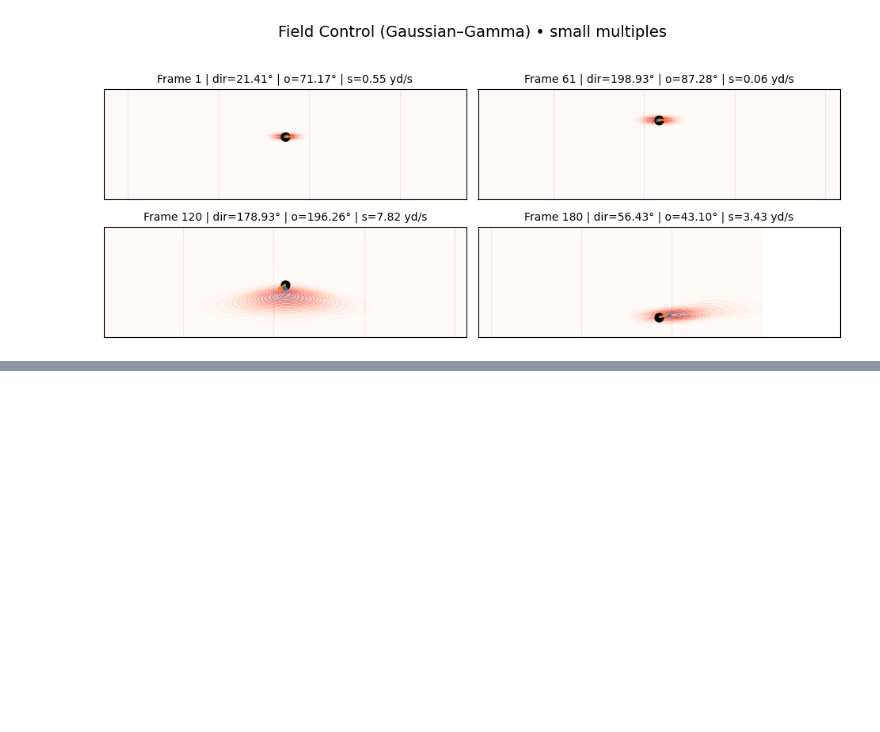
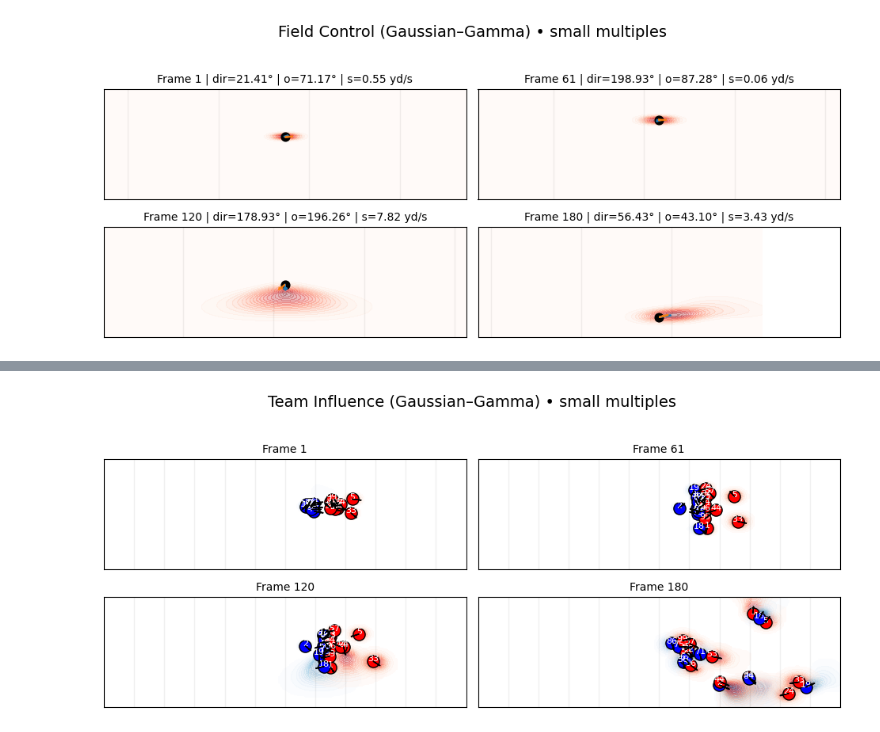
Before and after one commit to cincysam6/Field_Control_Model, a Jupyter notebook: example_usage.ipynb, the cells around one changed output, grey strips where cells are left out. Drawn from its saved outputs; the diff is of its cells as text; code cells hidden in the pictures; blank space fills up the shorter version.

```diff
--- a/example_usage.ipynb
+++ b/example_usage.ipynb
@@ -292,0 +394,9 @@ fig, axes, frames = plot_field_control_small_multiples(
+# %%
+# 1) Zoom around the ball (per-frame)
+fig, axes, used = plot_team_densities_small_multiples(
+    all_player_df, (X, Y),
+    n_panels=4, cols=2,
+    zoom_mode="ball", zoom_width=24.0, zoom_height=24.0,
+)
+# %% [output]
+[figure, added]
```
Also changed, not shown: parts of 9 cells of this notebook.
